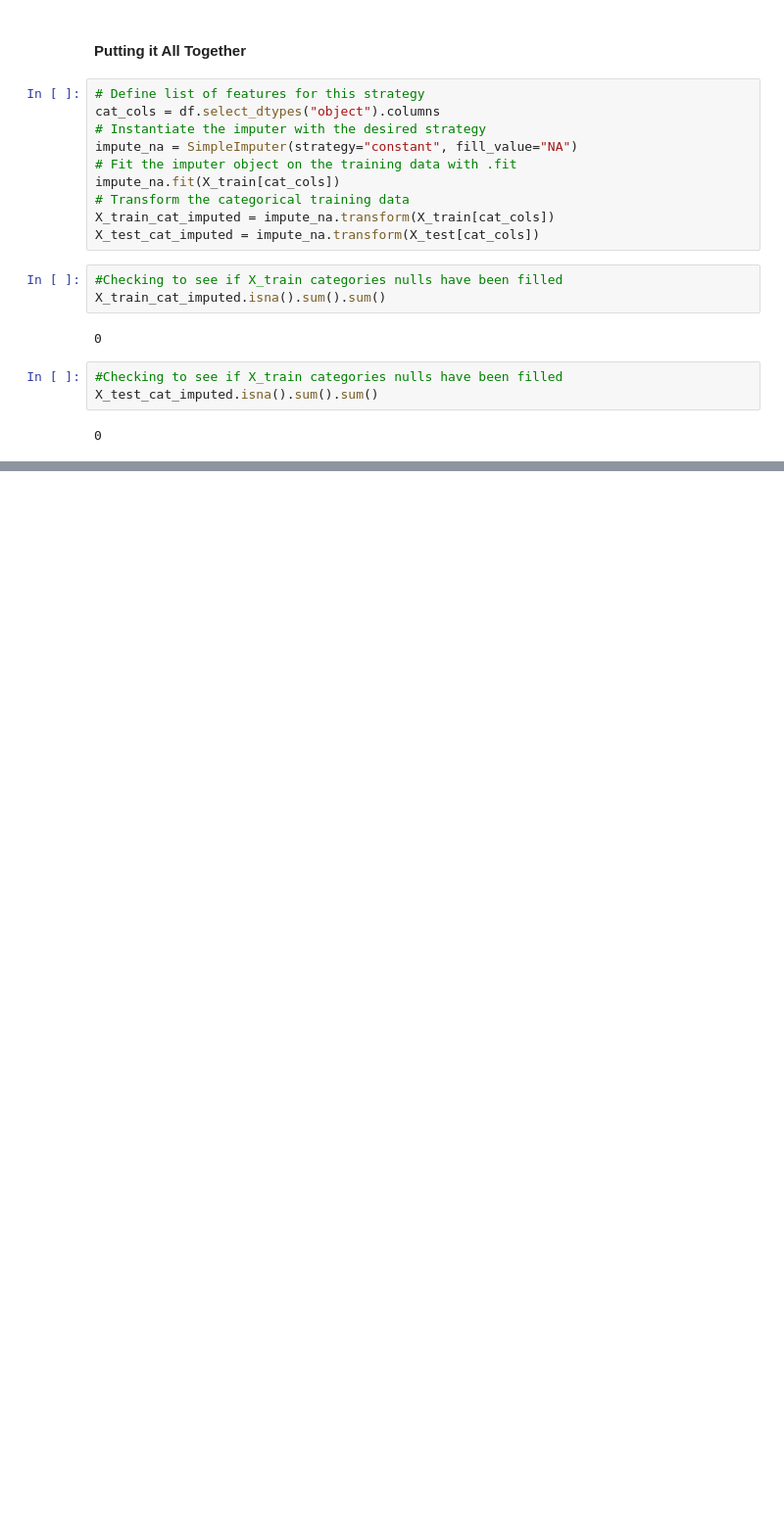
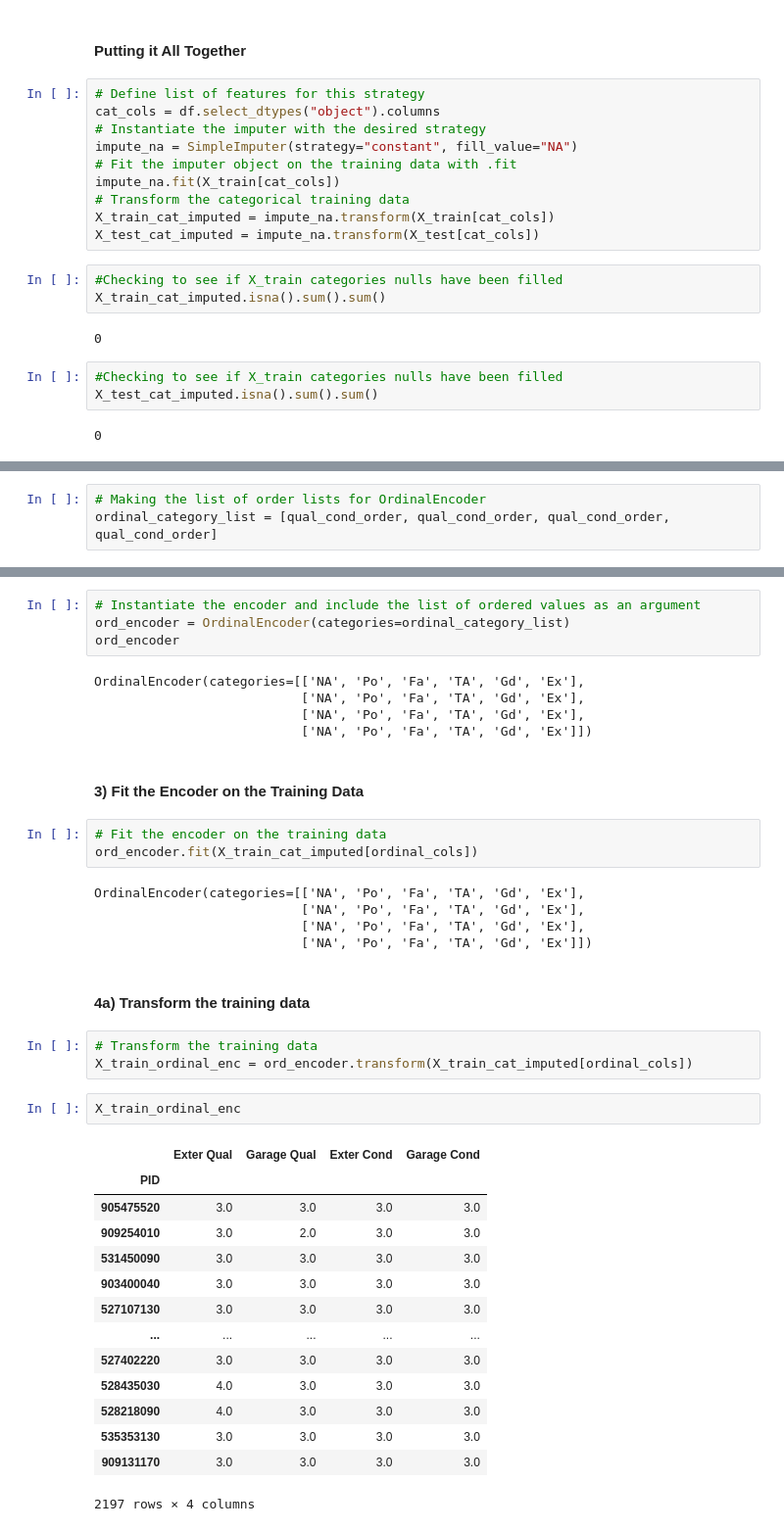
Before and after one commit to eckoecho/CodingDojo, a Jupyter notebook: Simple_Imputer.ipynb, the cells around one changed output, grey strips where cells are left out. Shown: that part at 98% size. Drawn from its saved outputs; the diff is of its cells as text; blank space fills up the shorter version.

```diff
--- a/Simple_Imputer.ipynb
+++ b/Simple_Imputer.ipynb
@@ -309,0 +334,3 @@ X_test_cat_imputed.isna().sum().sum()
+# %%
+# Making the list of order lists for OrdinalEncoder
+ordinal_category_list = [qual_cond_order, qual_cond_order, qual_cond_order, qual_cond_order]
@@ -309,0 +339,41 @@ X_test_cat_imputed.isna().sum().sum()
+# %%
+# Instantiate the encoder and include the list of ordered values as an argument
+ord_encoder = OrdinalEncoder(categories=ordinal_category_list)
+ord_encoder
+# %% [output]
+OrdinalEncoder(categories=[['NA', 'Po', 'Fa', 'TA', 'Gd', 'Ex'],
+                           ['NA', 'Po', 'Fa', 'TA', 'Gd', 'Ex'],
+                           ['NA', 'Po', 'Fa', 'TA', 'Gd', 'Ex'],
+                           ['NA', 'Po', 'Fa', 'TA', 'Gd', 'Ex']])
+# %% [markdown]
+#### 3) Fit the Encoder on the Training Data
+# %%
+# Fit the encoder on the training data
+ord_encoder.fit(X_train_cat_imputed[ordinal_cols])
+# %% [output]
+OrdinalEncoder(categories=[['NA', 'Po', 'Fa', 'TA', 'Gd', 'Ex'],
+                           ['NA', 'Po', 'Fa', 'TA', 'Gd', 'Ex'],
+                           ['NA', 'Po', 'Fa', 'TA', 'Gd', 'Ex'],
+                           ['NA', 'Po', 'Fa', 'TA', 'Gd', 'Ex']])
+# %% [markdown]
+#### 4a) Transform the training data
+# %%
+# Transform the training data
+X_train_ordinal_enc = ord_encoder.transform(X_train_cat_imputed[ordinal_cols])
+# %%
+X_train_ordinal_enc
+# %% [output]
+|  | Exter Qual | Garage Qual | Exter Cond | Garage Cond |
+| PID |  |  |  |  |
+| 905475520 | 3.0 | 3.0 | 3.0 | 3.0 |
+| 909254010 | 3.0 | 2.0 | 3.0 | 3.0 |
+| 531450090 | 3.0 | 3.0 | 3.0 | 3.0 |
+| 903400040 | 3.0 | 3.0 | 3.0 | 3.0 |
+| 527107130 | 3.0 | 3.0 | 3.0 | 3.0 |
+| ... | ... | ... | ... | ... |
+| 527402220 | 3.0 | 3.0 | 3.0 | 3.0 |
+| 528435030 | 4.0 | 3.0 | 3.0 | 3.0 |
+| 528218090 | 4.0 | 3.0 | 3.0 | 3.0 |
+| 535353130 | 3.0 | 3.0 | 3.0 | 3.0 |
+| 909131170 | 3.0 | 3.0 | 3.0 | 3.0 |
+2197 rows × 4 columns
```
Also changed, not shown: parts of 47 cells of this notebook.
